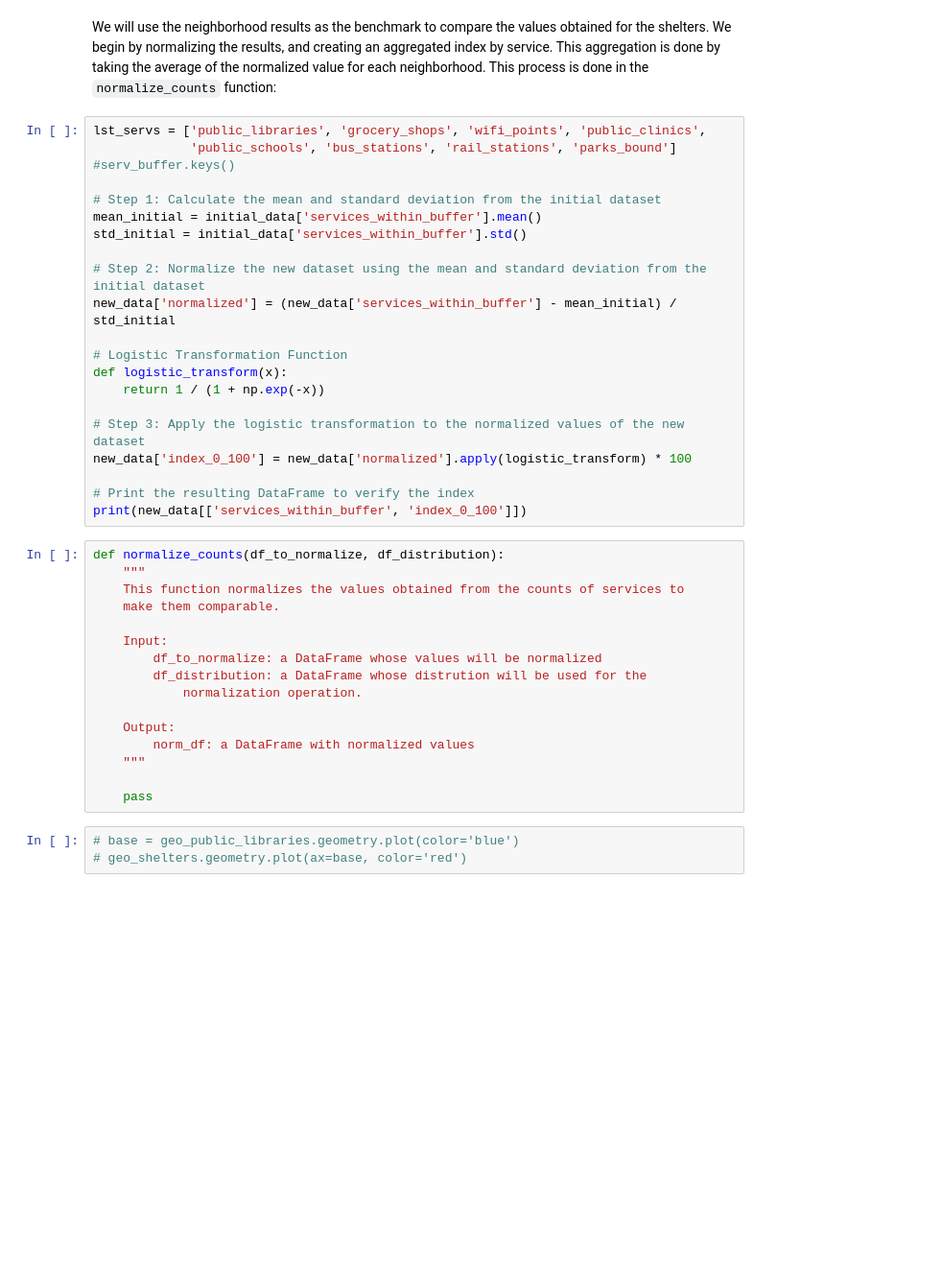
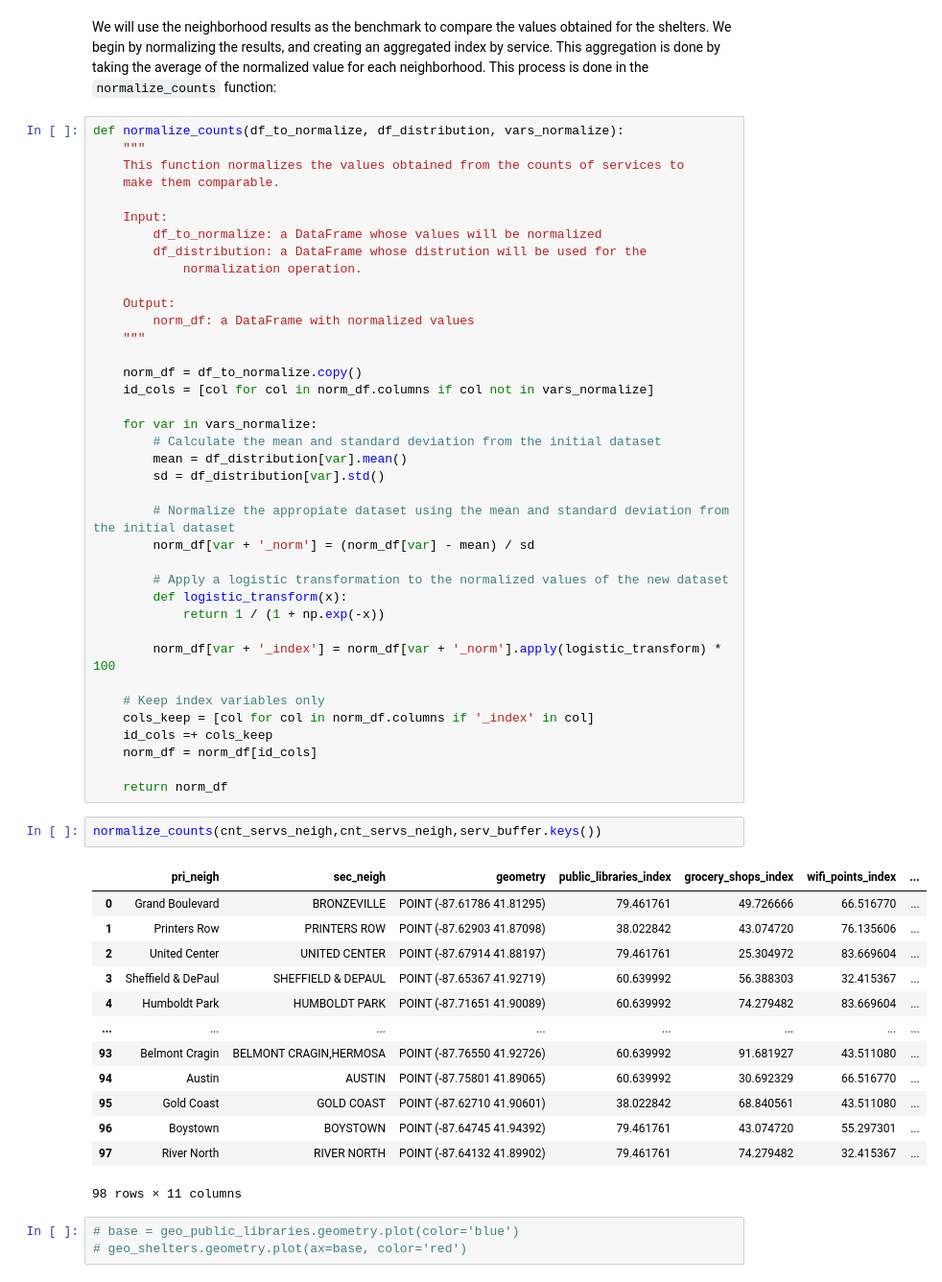
Before and after one commit to ssegovba/migration-chicago, a Jupyter notebook: notebooks/migration_map.ipynb, the cells around one changed output. Shown at 96% size. Saved outputs shown, nothing was run; the diff lists cells and outputs as text; blank space fills up the shorter version.

Commit message:
normalized count of services

```diff
--- a/notebooks/migration_map.ipynb
+++ b/notebooks/migration_map.ipynb
@@ -212,28 +205,8 @@ Index(['pri_neigh', 'sec_neigh', 'geometry', 'public_libraries',
 ### III.b Normalization
 # %% [markdown]
 We will use the neighborhood results as the benchmark to compare the values obtained for the shelters. We begin by normalizing the results, and creating an aggregated index by service. This aggregation is done by taking the average of the normalized value for each neighborhood. This process is done in the `normalize_counts` function:
-# %%
-lst_servs = ['public_libraries', 'grocery_shops', 'wifi_points', 'public_clinics',
-             'public_schools', 'bus_stations', 'rail_stations', 'parks_bound'] #serv_buffer.keys()
-
-# Step 1: Calculate the mean and standard deviation from the initial dataset
-mean_initial = initial_data['services_within_buffer'].mean()
-std_initial = initial_data['services_within_buffer'].std()
-
-# Step 2: Normalize the new dataset using the mean and standard deviation from the initial dataset
-new_data['normalized'] = (new_data['services_within_buffer'] - mean_initial) / std_initial
-
-# Logistic Transformation Function
-def logistic_transform(x):
-    return 1 / (1 + np.exp(-x))
-
-# Step 3: Apply the logistic transformation to the normalized values of the new dataset
-new_data['index_0_100'] = new_data['normalized'].apply(logistic_transform) * 100
-
-# Print the resulting DataFrame to verify the index
-print(new_data[['services_within_buffer', 'index_0_100']])
 # %%
-def normalize_counts(df_to_normalize, df_distribution):
+def normalize_counts(df_to_normalize, df_distribution, vars_normalize):
     """
     This function normalizes the values obtained from the counts of services to
     make them comparable.
@@ -247,7 +220,45 @@ def normalize_counts(df_to_normalize, df_distribution):
         norm_df: a DataFrame with normalized values
     """
 
-    pass
+    norm_df = df_to_normalize.copy()
+    id_cols = [col for col in norm_df.columns if col not in vars_normalize]
+
+    for var in vars_normalize:
+        # Calculate the mean and standard deviation from the initial dataset
+        mean = df_distribution[var].mean()
+        sd = df_distribution[var].std()
+
+        # Normalize the appropiate dataset using the mean and standard deviation from the initial dataset
+        norm_df[var + '_norm'] = (norm_df[var] - mean) / sd
+
+        # Apply a logistic transformation to the normalized values of the new dataset
+        def logistic_transform(x):
+            return 1 / (1 + np.exp(-x))
+
+        norm_df[var + '_index'] = norm_df[var + '_norm'].apply(logistic_transform) * 100
+
+    # Keep index variables only
+    cols_keep = [col for col in norm_df.columns if '_index' in col]
+    id_cols =+ cols_keep
+    norm_df = norm_df[id_cols]
+
+    return norm_df
+# %%
+normalize_counts(cnt_servs_neigh,cnt_servs_neigh,serv_buffer.keys())
+# %% [output]
+|  | pri_neigh | sec_neigh | geometry | public_libraries_index | grocery_shops_index | wifi_points_index | ... |
+| 0 | Grand Boulevard | BRONZEVILLE | POINT (-87.61786 41.81295) | 79.461761 | 49.726666 | 66.516770 | ... |
+| 1 | Printers Row | PRINTERS ROW | POINT (-87.62903 41.87098) | 38.022842 | 43.074720 | 76.135606 | ... |
+| 2 | United Center | UNITED CENTER | POINT (-87.67914 41.88197) | 79.461761 | 25.304972 | 83.669604 | ... |
+| 3 | Sheffield & DePaul | SHEFFIELD & DEPAUL | POINT (-87.65367 41.92719) | 60.639992 | 56.388303 | 32.415367 | ... |
+| 4 | Humboldt Park | HUMBOLDT PARK | POINT (-87.71651 41.90089) | 60.639992 | 74.279482 | 83.669604 | ... |
+| ... | ... | ... | ... | ... | ... | ... | ... |
+| 93 | Belmont Cragin | BELMONT CRAGIN,HERMOSA | POINT (-87.76550 41.92726) | 60.639992 | 91.681927 | 43.511080 | ... |
+| 94 | Austin | AUSTIN | POINT (-87.75801 41.89065) | 60.639992 | 30.692329 | 66.516770 | ... |
+| 95 | Gold Coast | GOLD COAST | POINT (-87.62710 41.90601) | 38.022842 | 68.840561 | 43.511080 | ... |
+| 96 | Boystown | BOYSTOWN | POINT (-87.64745 41.94392) | 79.461761 | 43.074720 | 55.297301 | ... |
+| 97 | River North | RIVER NORTH | POINT (-87.64132 41.89902) | 79.461761 | 74.279482 | 32.415367 | ... |
+98 rows × 11 columns
 # %%
 # base = geo_public_libraries.geometry.plot(color='blue')
 # geo_shelters.geometry.plot(ax=base, color='red')
```
Also changed, not shown: parts of 1 cell of this notebook.
